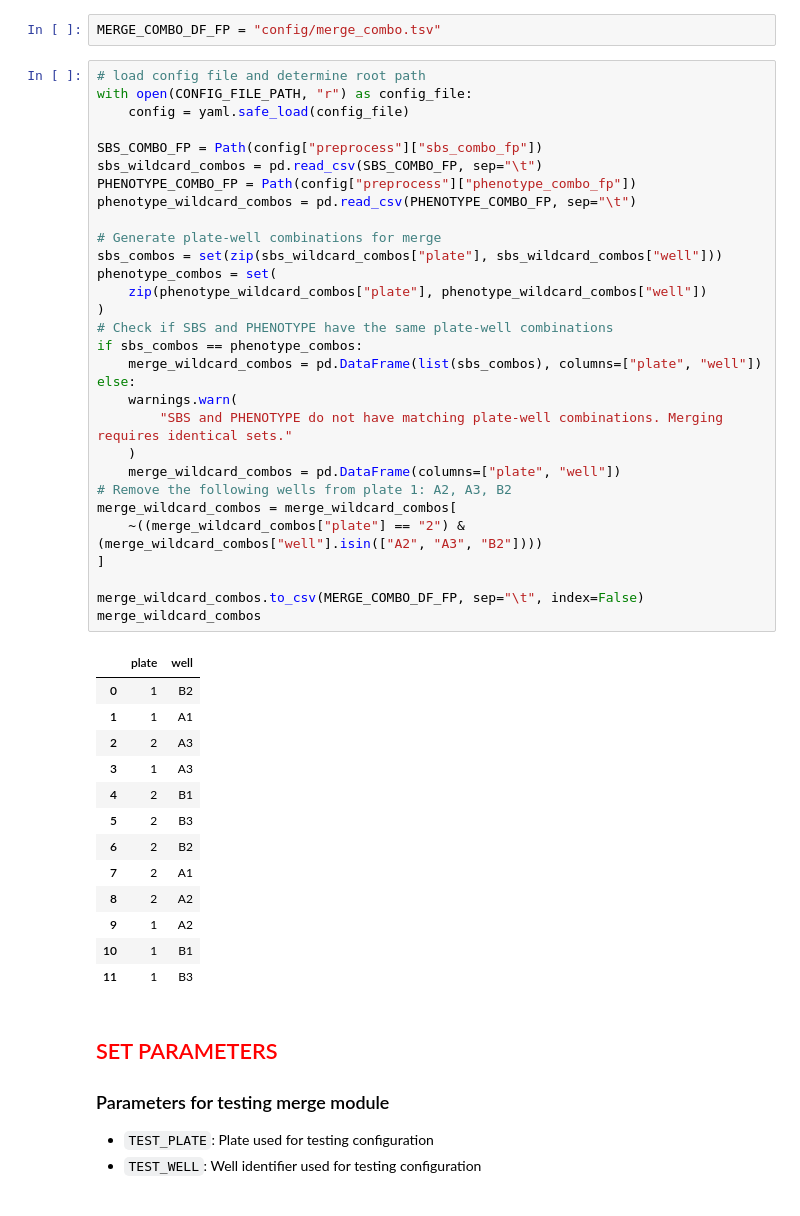
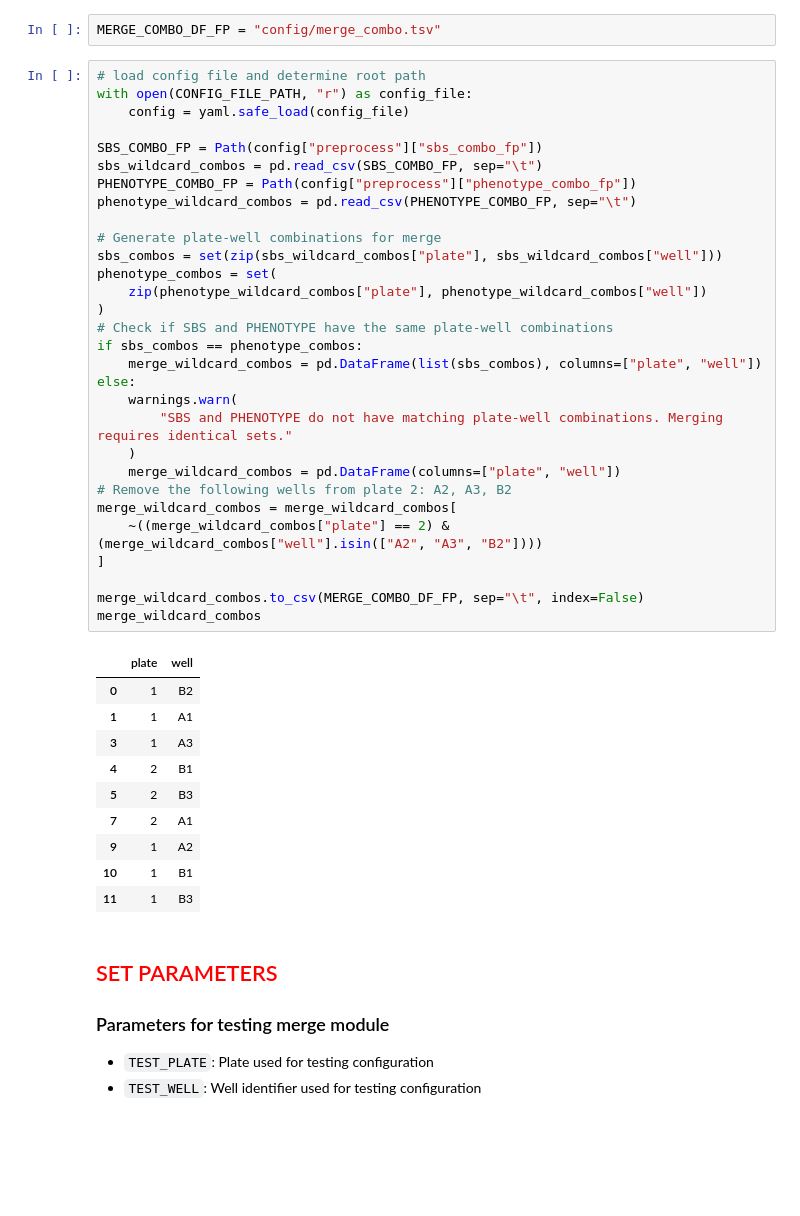
Before and after one commit to cheeseman-lab/etna-analysis, a Jupyter notebook: analysis/5.configure_merge_params.ipynb, the cells around one changed output. Saved outputs shown, nothing was run; the diff lists cells and outputs as text; blank space fills up the shorter version.

Commit message:
reduce wells to analyze in merging

```diff
--- a/analysis/5.configure_merge_params.ipynb
+++ b/analysis/5.configure_merge_params.ipynb
@@ -39,42 +39,39 @@ MERGE_COMBO_DF_FP = "config/merge_combo.tsv"
 with open(CONFIG_FILE_PATH, "r") as config_file:
     config = yaml.safe_load(config_file)
 
 SBS_COMBO_FP = Path(config["preprocess"]["sbs_combo_fp"])
 sbs_wildcard_combos = pd.read_csv(SBS_COMBO_FP, sep="\t")
 PHENOTYPE_COMBO_FP = Path(config["preprocess"]["phenotype_combo_fp"])
 phenotype_wildcard_combos = pd.read_csv(PHENOTYPE_COMBO_FP, sep="\t")
 
 # Generate plate-well combinations for merge
 sbs_combos = set(zip(sbs_wildcard_combos["plate"], sbs_wildcard_combos["well"]))
 phenotype_combos = set(
     zip(phenotype_wildcard_combos["plate"], phenotype_wildcard_combos["well"])
 )
 # Check if SBS and PHENOTYPE have the same plate-well combinations
 if sbs_combos == phenotype_combos:
     merge_wildcard_combos = pd.DataFrame(list(sbs_combos), columns=["plate", "well"])
 else:
     warnings.warn(
         "SBS and PHENOTYPE do not have matching plate-well combinations. Merging requires identical sets."
     )
     merge_wildcard_combos = pd.DataFrame(columns=["plate", "well"])
-# Remove the following wells from plate 1: A2, A3, B2
+# Remove the following wells from plate 2: A2, A3, B2
 merge_wildcard_combos = merge_wildcard_combos[
-    ~((merge_wildcard_combos["plate"] == "2") & (merge_wildcard_combos["well"].isin(["A2", "A3", "B2"])))
+    ~((merge_wildcard_combos["plate"] == 2) & (merge_wildcard_combos["well"].isin(["A2", "A3", "B2"])))
 ]
 
 merge_wildcard_combos.to_csv(MERGE_COMBO_DF_FP, sep="\t", index=False)
 merge_wildcard_combos
 # %% [output]
 |  | plate | well |
 | 0 | 1 | B2 |
 | 1 | 1 | A1 |
-| 2 | 2 | A3 |
 | 3 | 1 | A3 |
 | 4 | 2 | B1 |
 | 5 | 2 | B3 |
-| 6 | 2 | B2 |
 | 7 | 2 | A1 |
-| 8 | 2 | A2 |
 | 9 | 1 | A2 |
 | 10 | 1 | B1 |
 | 11 | 1 | B3 |
```
Also changed, not shown: 3 other files.
